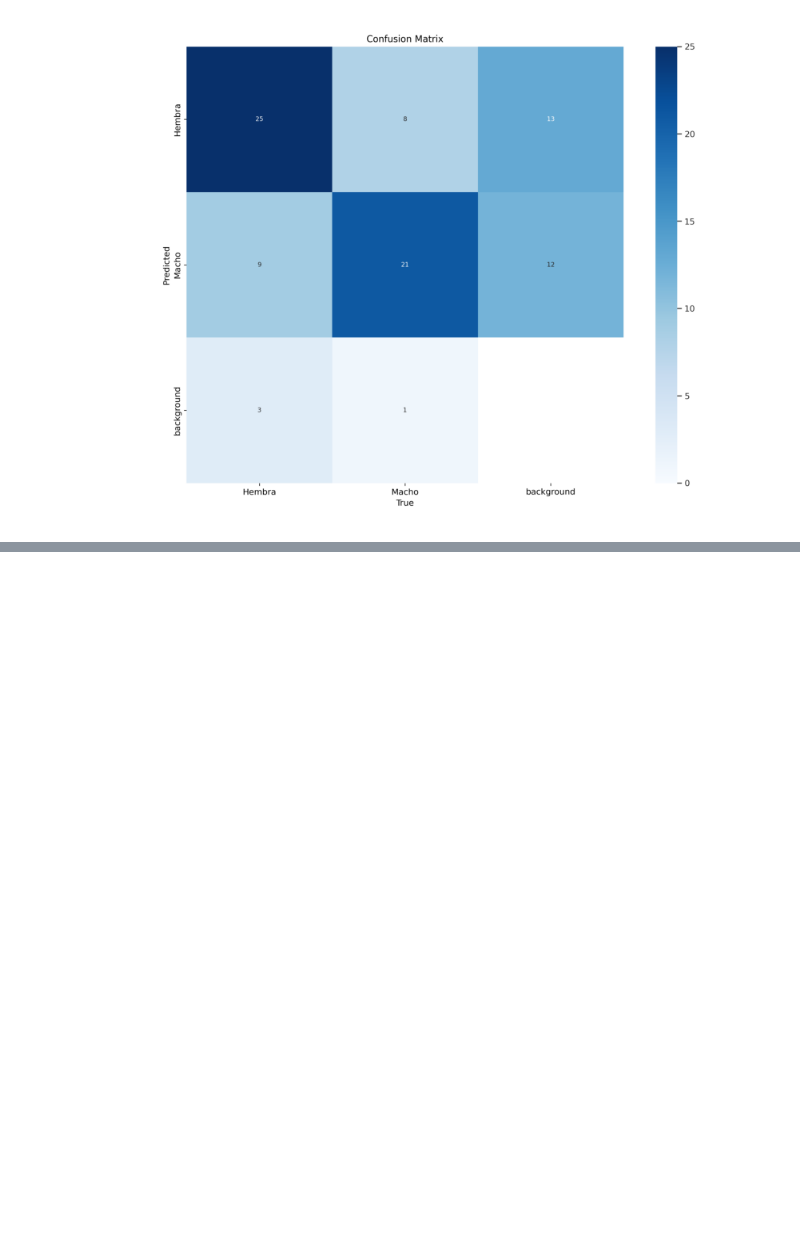
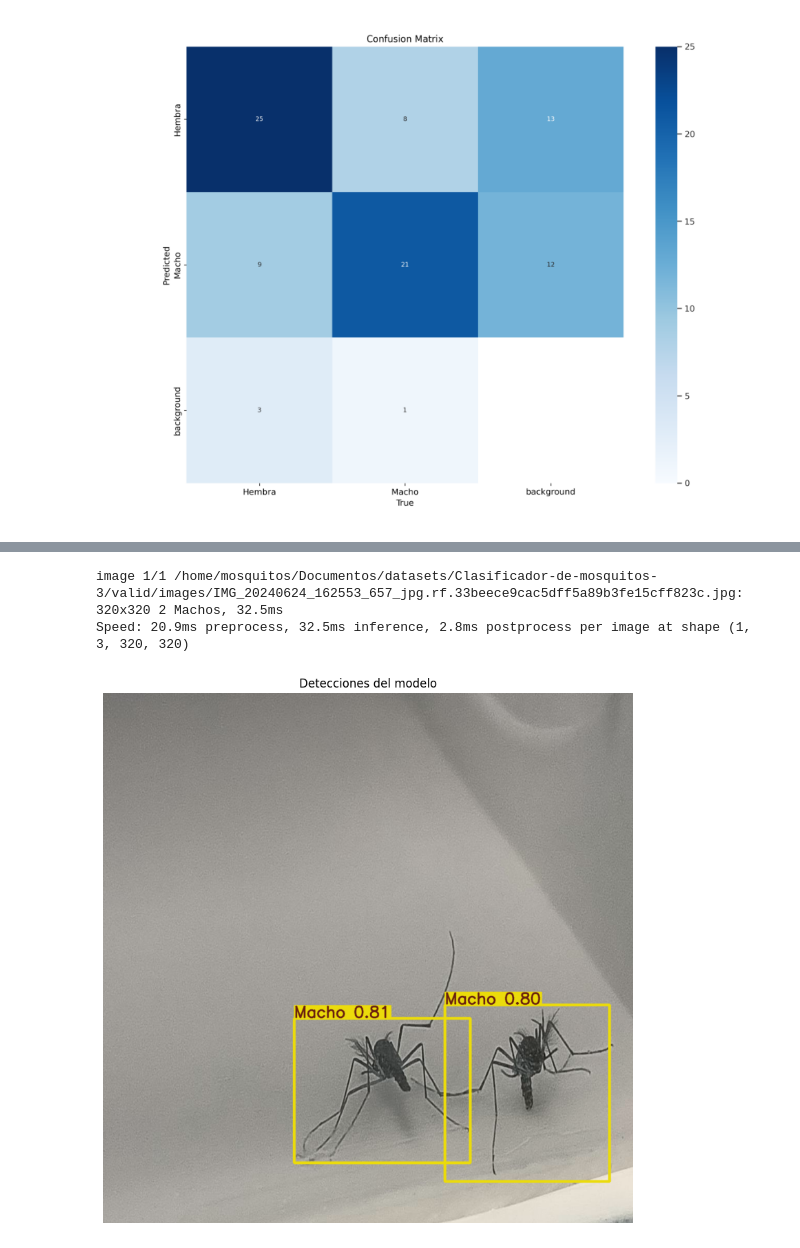
Before and after one commit to VaneTrOv/Proyecto-IA, a Jupyter notebook: ProyectoIAfinal.ipynb, the cells around one changed output, grey strips where cells are left out. Cells and saved outputs as stored; diff of their text form; code cells hidden in the pictures; blank space fills up the shorter version.

```diff
--- a/ProyectoIAfinal.ipynb
+++ b/ProyectoIAfinal.ipynb
@@ -372,0 +388,15 @@ plt.show()
+# %%
+results = model.predict(source='/home/mosquitos/Documentos/datasets/Clasificador-de-mosquitos-3/valid/images/IMG_20240624_162553_657_jpg.rf.33beece9cac5dff5a89b3fe15cff823c.jpg', conf=0.5, save=False)
+# %% [output]
+image 1/1 /home/mosquitos/Documentos/datasets/Clasificador-de-mosquitos-3/valid/images/IMG_20240624_162553_657_jpg.rf.33beece9cac5dff5a89b3fe15cff823c.jpg: 320x320 2 Machos, 32.5ms
+Speed: 20.9ms preprocess, 32.5ms inference, 2.8ms postprocess per image at shape (1, 3, 320, 320)
+# %%
+for result in results:
+    image = result.plot()  # Genera una imagen con cuadros y etiquetas
+    plt.figure(figsize=(10, 10))
+    plt.imshow(image)
+    plt.axis('off')
+    plt.title("Detecciones del modelo")
+    plt.show()
+# %% [output]
+[figure, added]
```
Also changed, not shown: parts of 2 cells of this notebook.
